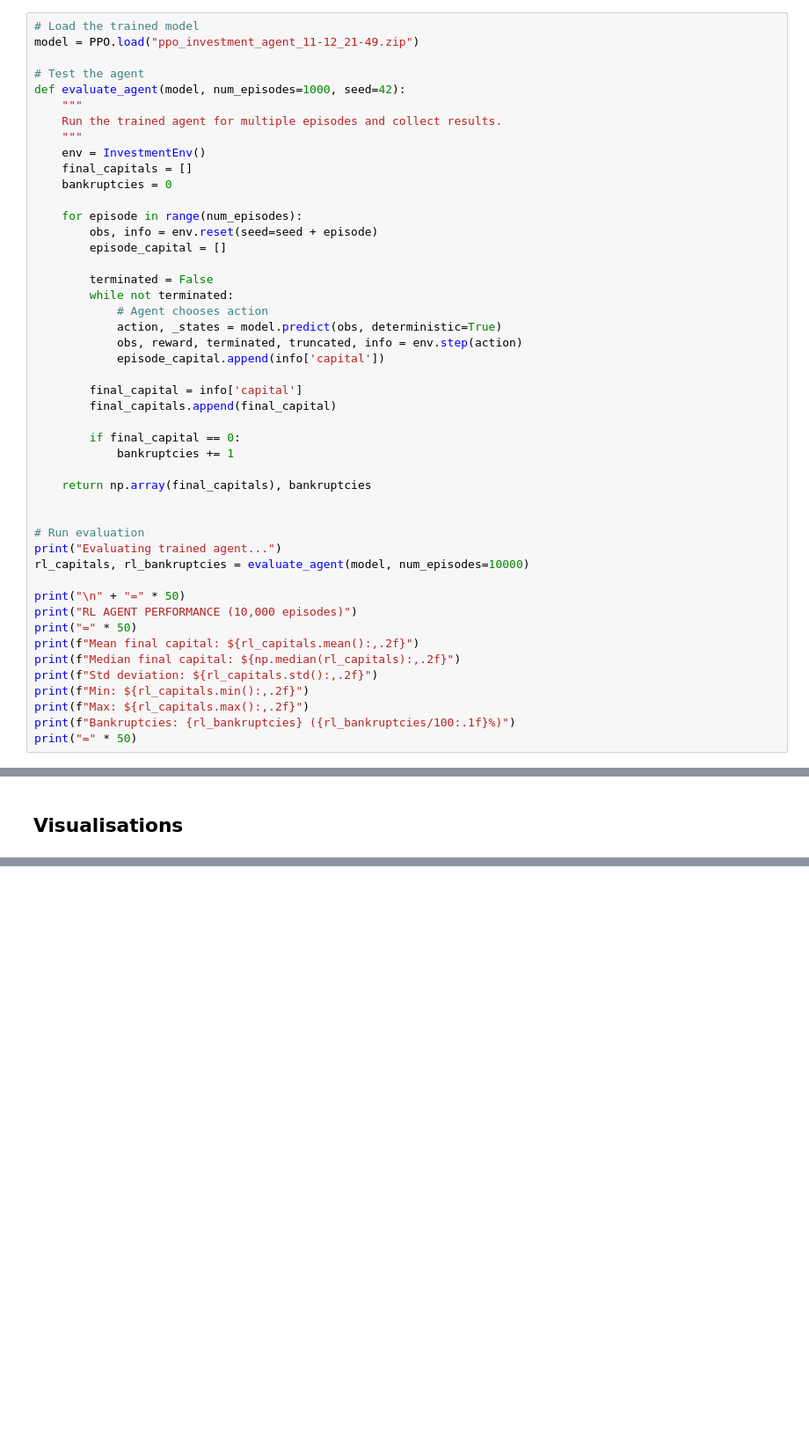
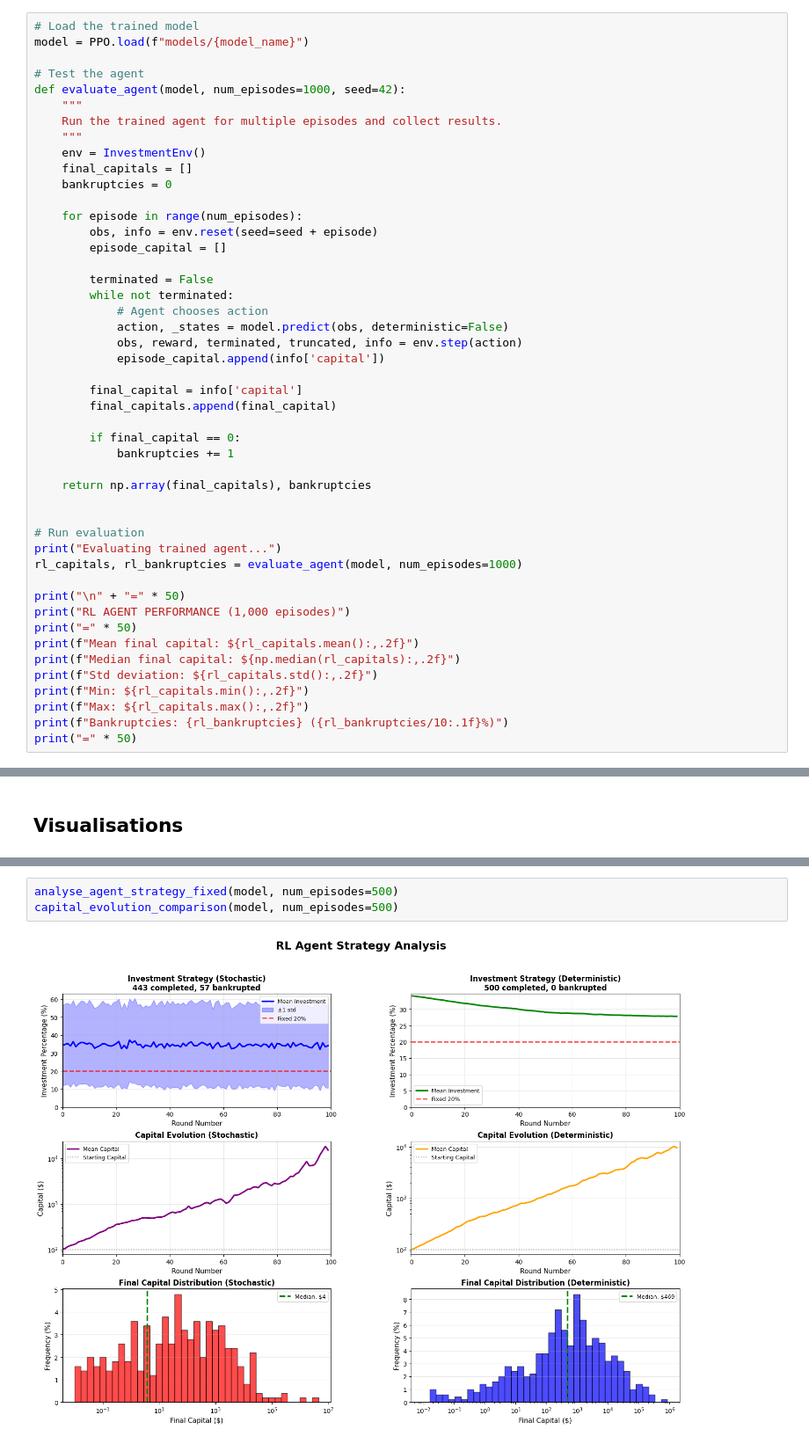
Before and after one commit to NakerTheFirst/Investing-simulation, a Jupyter notebook: main.ipynb, the cells around one changed output, grey strips where cells are left out. Shown: that part at 88% size. Saved outputs shown, nothing was run; the diff lists cells and outputs as text; blank space fills up the shorter version.

```diff
--- a/main.ipynb
+++ b/main.ipynb
@@ -364,7 +422,7 @@ Episode length: 100.00 +/- 0.00
 ## RL Model Evaluation
 # %%
 # Load the trained model
-model = PPO.load("ppo_investment_agent_11-12_21-49.zip")
+model = PPO.load(f"models/{model_name}")
 
 # Test the agent
 def evaluate_agent(model, num_episodes=1000, seed=42):
@@ -382,7 +440,7 @@ def evaluate_agent(model, num_episodes=1000, seed=42):
         terminated = False
         while not terminated:
             # Agent chooses action
-            action, _states = model.predict(obs, deterministic=True)
+            action, _states = model.predict(obs, deterministic=False)
             obs, reward, terminated, truncated, info = env.step(action)
             episode_capital.append(info['capital'])
 
@@ -397,15 +455,15 @@ def evaluate_agent(model, num_episodes=1000, seed=42):
 
 # Run evaluation
 print("Evaluating trained agent...")
-rl_capitals, rl_bankruptcies = evaluate_agent(model, num_episodes=10000)
+rl_capitals, rl_bankruptcies = evaluate_agent(model, num_episodes=1000)
 
 print("\n" + "=" * 50)
-print("RL AGENT PERFORMANCE (10,000 episodes)")
+print("RL AGENT PERFORMANCE (1,000 episodes)")
 print("=" * 50)
 print(f"Mean final capital: ${rl_capitals.mean():,.2f}")
 print(f"Median final capital: ${np.median(rl_capitals):,.2f}")
 print(f"Std deviation: ${rl_capitals.std():,.2f}")
 print(f"Min: ${rl_capitals.min():,.2f}")
 print(f"Max: ${rl_capitals.max():,.2f}")
-print(f"Bankruptcies: {rl_bankruptcies} ({rl_bankruptcies/100:.1f}%)")
+print(f"Bankruptcies: {rl_bankruptcies} ({rl_bankruptcies/10:.1f}%)")
 print("=" * 50)
@@ -510,0 +1023,5 @@ plt.show()
+# %%
+analyse_agent_strategy_fixed(model, num_episodes=500)
+capital_evolution_comparison(model, num_episodes=500)
+# %% [output]
+[figure, added]
```
Also changed, not shown: parts of 12 cells of this notebook.
